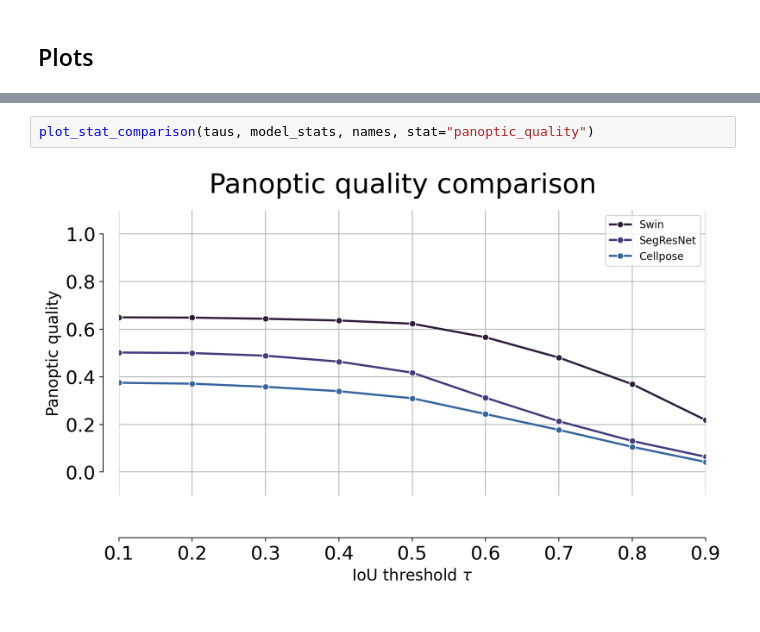
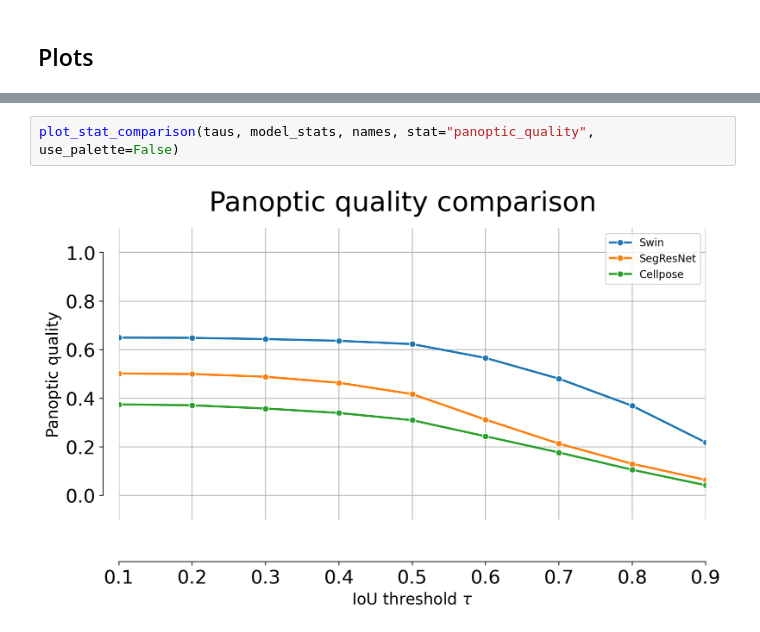
Before and after one commit to C-Achard/cellseg3d-figures, a Jupyter notebook: book/figX-x-supervised/supervised_benchmark.ipynb, the cells around one changed output, grey strips where cells are left out. Drawn from its saved outputs; the diff is of its cells as text.

Commit message:
Fix plots

```diff
--- a/book/figX-x-supervised/supervised_benchmark.ipynb
+++ b/book/figX-x-supervised/supervised_benchmark.ipynb
@@ -88,4 +97,4 @@ NameError: name 'ax' is not defined
 # %%
-plot_stat_comparison(taus, model_stats, names, stat="panoptic_quality")
+plot_stat_comparison(taus, model_stats, names, stat="panoptic_quality", use_palette=False)
 # %% [output]
-[figure, old version]
+[figure, new version]
```
Also changed, not shown: parts of 3 cells of this notebook, 1 other file.
